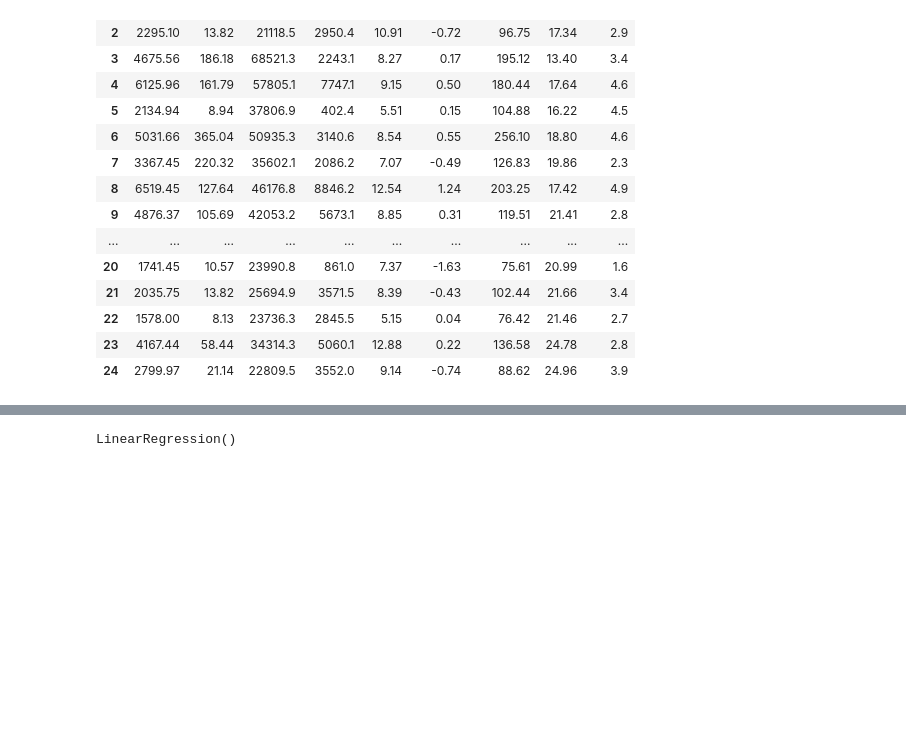
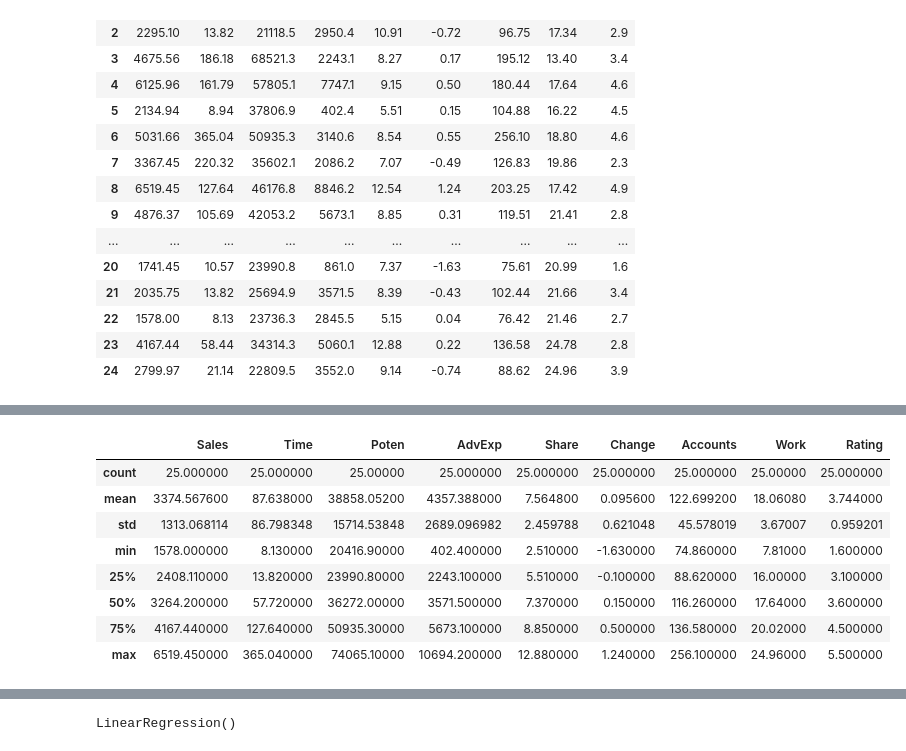
Before and after one commit to denverkim/Data-Analysis, a Jupyter notebook: cravens.ipynb, the cells around one changed output, grey strips where cells are left out. Saved outputs shown, nothing was run; the diff lists cells and outputs as text; code cells hidden in the pictures; blank space fills up the shorter version.

```diff
--- a/cravens.ipynb
+++ b/cravens.ipynb
@@ -28,3 +48,15 @@ df
+# %%
+df.describe()
+# %% [output]
+|  | Sales | Time | Poten | AdvExp | Share | Change | Accounts | Work | Rating |
+| count | 25.000000 | 25.000000 | 25.00000 | 25.000000 | 25.000000 | 25.000000 | 25.000000 | 25.00000 | 25.000000 |
+| mean | 3374.567600 | 87.638000 | 38858.05200 | 4357.388000 | 7.564800 | 0.095600 | 122.699200 | 18.06080 | 3.744000 |
+| std | 1313.068114 | 86.798348 | 15714.53848 | 2689.096982 | 2.459788 | 0.621048 | 45.578019 | 3.67007 | 0.959201 |
+| min | 1578.000000 | 8.130000 | 20416.90000 | 402.400000 | 2.510000 | -1.630000 | 74.860000 | 7.81000 | 1.600000 |
+| 25% | 2408.110000 | 13.820000 | 23990.80000 | 2243.100000 | 5.510000 | -0.100000 | 88.620000 | 16.00000 | 3.100000 |
+| 50% | 3264.200000 | 57.720000 | 36272.00000 | 3571.500000 | 7.370000 | 0.150000 | 116.260000 | 17.64000 | 3.600000 |
+| 75% | 4167.440000 | 127.640000 | 50935.30000 | 5673.100000 | 8.850000 | 0.500000 | 136.580000 | 20.02000 | 4.500000 |
+| max | 6519.450000 | 365.040000 | 74065.10000 | 10694.200000 | 12.880000 | 1.240000 | 256.100000 | 24.96000 | 5.500000 |
 # %%
 # x and y split
 y = df.Sales
```
Also changed, not shown: parts of 4 cells of this notebook.
